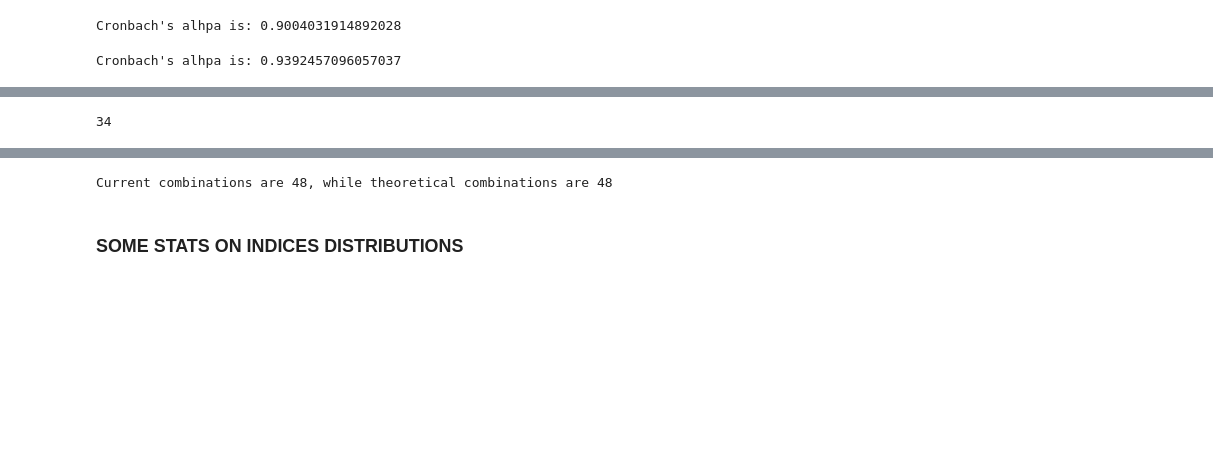
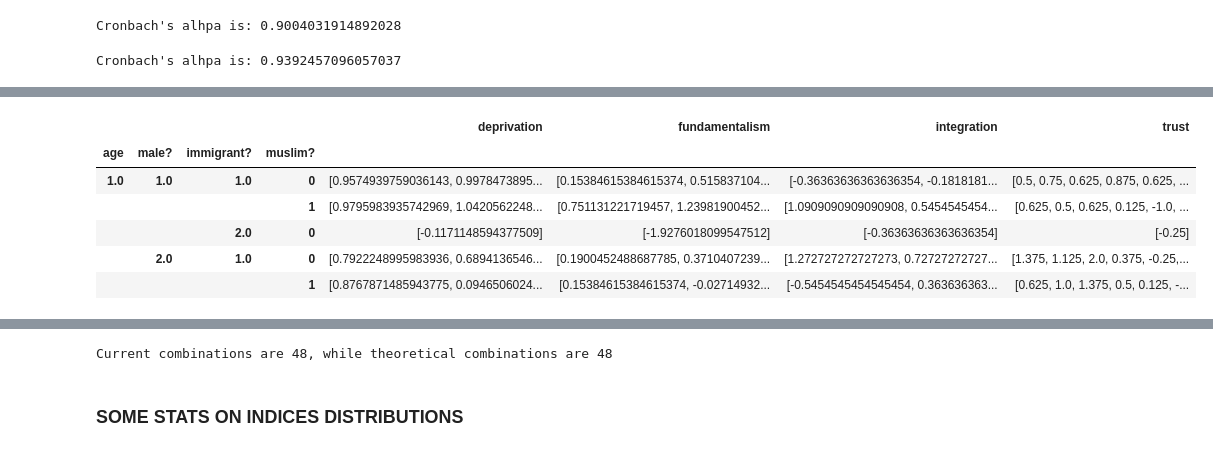
Before and after one commit to LABSS/PROTON-T, a Jupyter notebook: inputs/neukolln/opinion_analysis_T.ipynb, the cells around one changed output, grey strips where cells are left out. Cells and saved outputs as stored; diff of their text form; code cells hidden in the pictures; blank space fills up the shorter version.

```diff
--- a/inputs/neukolln/opinion_analysis_T.ipynb
+++ b/inputs/neukolln/opinion_analysis_T.ipynb
@@ -162,11 +164,16 @@ def mix(x):
                       'deprivation': list(x.deprivation),\
                       'fundamentalism': list(x.fundamentalism)})
 # %%
-df_combinations = df_indices.groupby(['age', 'male?', 'immigrant?', 'muslim?']).apply(mix)
+df_combinations = df_indices.dropna().groupby(['age', 'male?', 'immigrant?', 'muslim?']).apply(mix)
 df_combinations.head()
-len(df_combinations)
 # %% [output]
-34
+|  |  |  |  | deprivation | fundamentalism | integration | trust |
+| age | male? | immigrant? | muslim? |  |  |  |  |
+| 1.0 | 1.0 | 1.0 | 0 | [0.9574939759036143, 0.9978473895... | [0.15384615384615374, 0.515837104... | [-0.36363636363636354, -0.1818181... | [0.5, 0.75, 0.625, 0.875, 0.625, ... |
+|  |  |  | 1 | [0.9795983935742969, 1.0420562248... | [0.751131221719457, 1.23981900452... | [1.0909090909090908, 0.5454545454... | [0.625, 0.5, 0.625, 0.125, -1.0, ... |
+|  |  | 2.0 | 0 | [-0.1171148594377509] | [-1.9276018099547512] | [-0.36363636363636354] | [-0.25] |
+|  | 2.0 | 1.0 | 0 | [0.7922248995983936, 0.6894136546... | [0.1900452488687785, 0.3710407239... | [1.272727272727273, 0.72727272727... | [1.375, 1.125, 2.0, 0.375, -0.25,... |
+|  |  |  | 1 | [0.8767871485943775, 0.0946506024... | [0.15384615384615374, -0.02714932... | [-0.5454545454545454, 0.363636363... | [0.625, 1.0, 1.375, 0.5, 0.125, -... |
 # %%
 mux = pd.MultiIndex.from_product(df_combinations.index.levels, names=['age','male?', 'immigrant?', 'muslim?'])
 # %%
```
Also changed, not shown: parts of 4 cells of this notebook.
